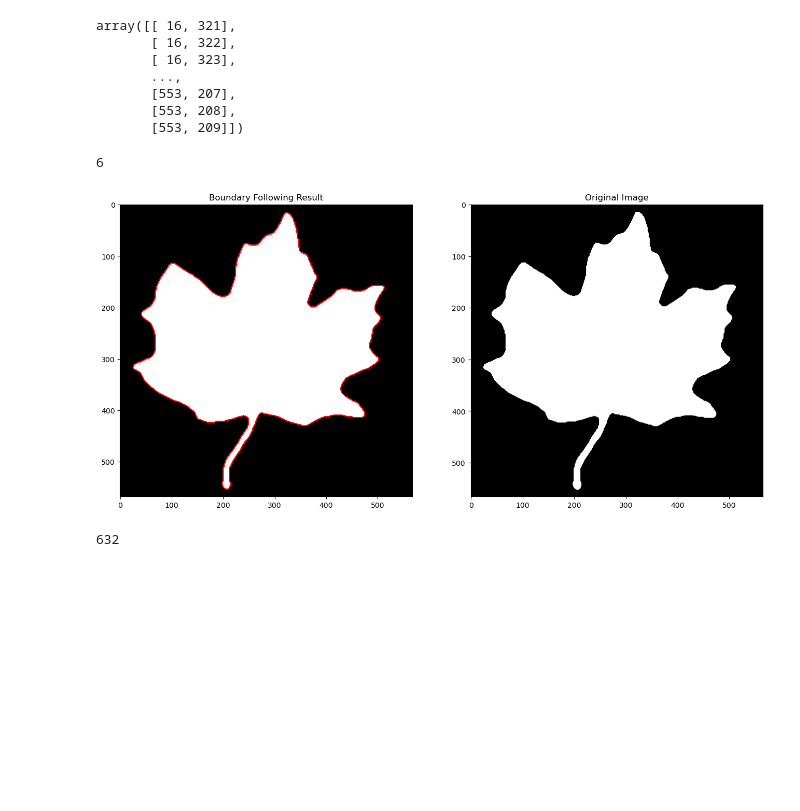
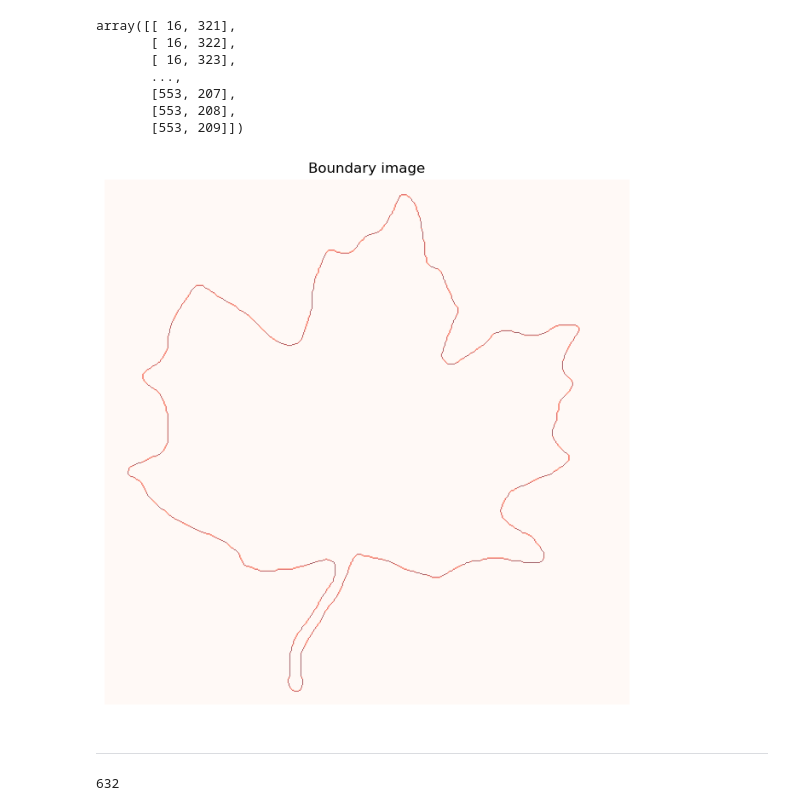
Before and after one commit to mjmousavi97/Image-processing-TehranUni-2025, a Jupyter notebook: DIP-HW9/src/Q2.ipynb, the cells around one changed output. Drawn from its saved outputs; the diff is of its cells as text; code cells hidden in the pictures; blank space fills up the shorter version.

Commit message:
Implement first part of Question 2: Boundary following algorithm

```diff
--- a/DIP-HW9/src/Q2.ipynb
+++ b/DIP-HW9/src/Q2.ipynb
@@ -49,8 +70,3 @@ c = b + [0, -1]
 boundary = [b.tolist()]
 visited = set()
 visited.add(tuple(b))
-# %%
-idx_c = neighbors.index(tuple(c - b)) if tuple(c - b) in neighbors else 0
-idx_c
-# %% [output]
-6
@@ -79,19 +73,47 @@ while True:
-# %%
-# Display the result
-boundary = np.array(boundary)
-plt.figure(figsize=(16, 8))
-plt.subplot(1, 2, 1)
-plt.imshow(binary, cmap='gray')
-plt.plot(boundary[:, 1], boundary[:, 0], 'r')
-plt.title('Boundary Following Result')
-
-plt.subplot(1, 2, 2)
-plt.imshow(img, cmap='gray')
-plt.title('Original Image')
-
-plt.show()
-# %% [output]
-[figure, removed]
+# %%
+b0 = cords[0]
+b = b0.copy()
+c = b + [0, -1]
+boundary = [b.tolist()]
+
+neighbor_idx = 0
+
+while True:
+    found = False
+
+    for i in range(len(neighbors)):
+        idx = (neighbor_idx + i) % 8
+
+        candidate = tuple(b_i + n_i for b_i, n_i in zip(b, neighbors[idx]))
+        dx, dy = candidate
+
+        if binary[dx, dy] == 1:
+            idx_c = (idx -1) % 8
+            neighbor_idx = idx_c - 2
+            c = tuple(b_i + n_i for b_i, n_i in zip(b, neighbors[idx_c]))
+            b = candidate
+            boundary.append(candidate)
+            found = True
+            break
+
+    if not found or np.array_equal(b, b0):
+        break
+# %%
+boundary_image = np.zeros_like(binary)
+
+for _, y in enumerate(boundary):
+    boundary_image[y[0], y[1]] = 1
+
+
+plt.figure(figsize=(8,8))
+plt.imshow(boundary_image, cmap='Reds', alpha=0.6)
+plt.title("Boundary image")
+plt.axis('off')
+plt.show()
+# %% [output]
+[figure, added]
+# %% [markdown]
+___
 # %%
 import math
 
```
Also changed, not shown: parts of 4 cells of this notebook.
